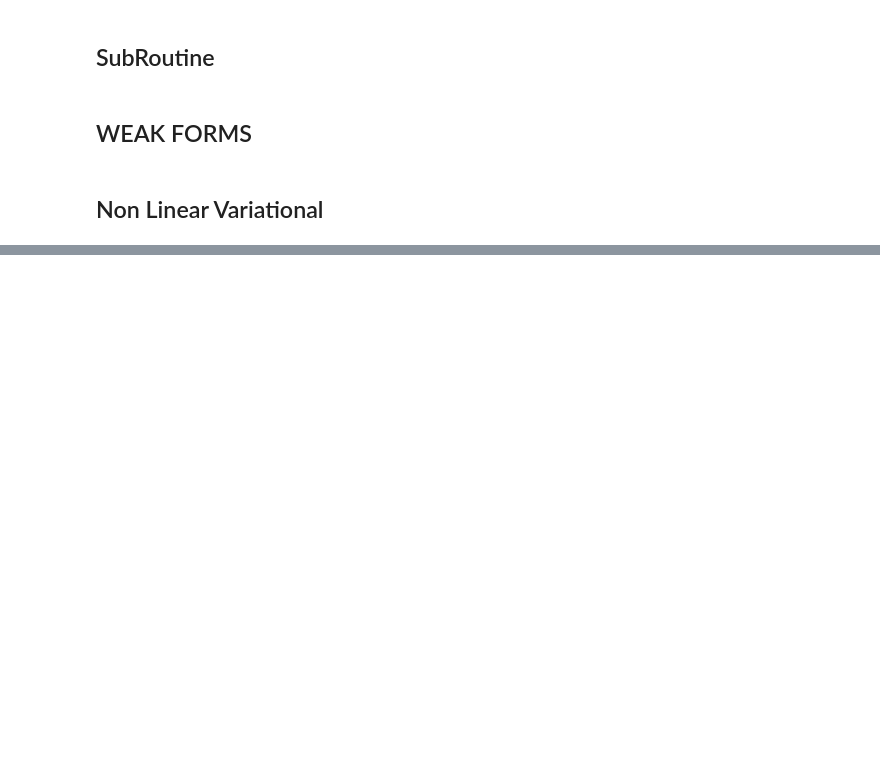
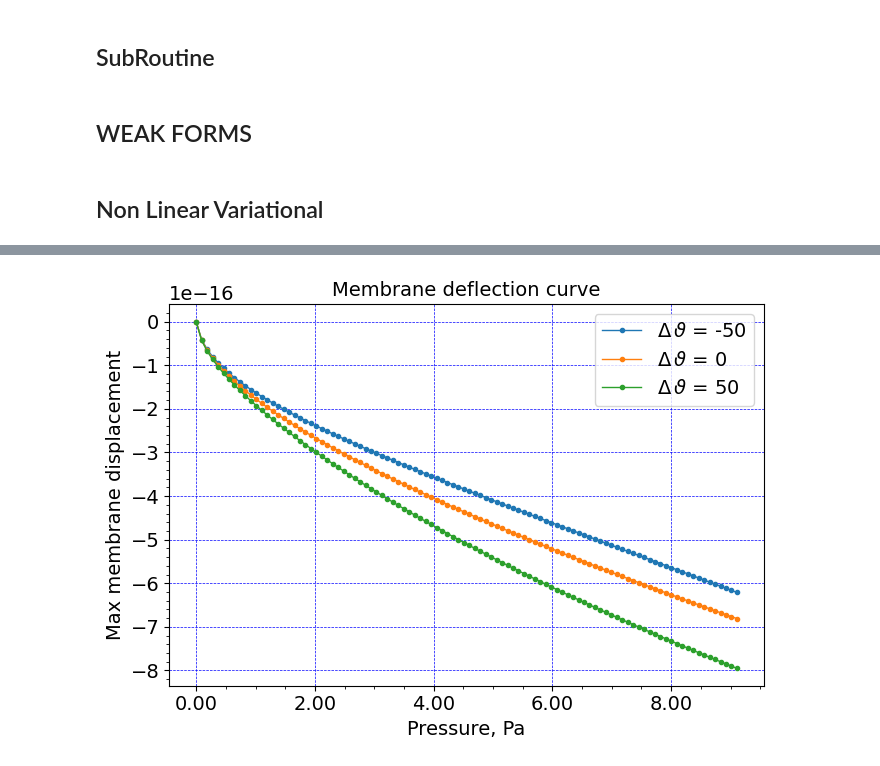
Before and after one commit to jorgenin/2.077-FEniCSx-ThermoElasticity, a Jupyter notebook: TE6_solar_sail_v2_plotting.ipynb, the cells around one changed output, grey strips where cells are left out. Saved outputs shown, nothing was run; the diff lists cells and outputs as text; code cells hidden in the pictures; blank space fills up the shorter version.

```diff
--- a/TE6_solar_sail_v2_plotting.ipynb
+++ b/TE6_solar_sail_v2_plotting.ipynb
@@ -295,20 +295,21 @@ def InterpAndSave(t,file):
     Mises_Vis.interpolate(Mises_expr)
     MCdot_Vis.interpolate(MCdotExpr)
 
-    file.write_function(u_r,t)
-    file.write_function(p_r,t)
-    file.write_function(theta_r,t)
-    file.write_function(delta_theta_vis,t)
-    file.write_function(J_vis,t)
-    file.write_function(P11,t)
-    file.write_function(P22,t)
-    file.write_function(P33,t)
-    file.write_function(lambdaBar_Vis,t)
-    file.write_function(Mises_Vis,t)
-    file.write_function(MCdot_Vis,t)
+    if file is not None:
+        file.write_function(u_r,t)
+        file.write_function(p_r,t)
+        file.write_function(theta_r,t)
+        file.write_function(delta_theta_vis,t)
+        file.write_function(J_vis,t)
+        file.write_function(P11,t)
+        file.write_function(P22,t)
+        file.write_function(P33,t)
+        file.write_function(lambdaBar_Vis,t)
+        file.write_function(Mises_Vis,t)
+        file.write_function(MCdot_Vis,t)
 
 
-pointForStress = [L0,L0,0]
+pointForStress = [L0,0,0]
 bb_tree = dolfinx.geometry.bb_tree(domain,domain.topology.dim)
 cell_candidates = dolfinx.geometry.compute_collisions_points(bb_tree, pointForStress)
 colliding_cells = dolfinx.geometry.compute_colliding_cells(domain, cell_candidates, pointForStress)
@@ -353,11 +354,11 @@ temp_out[0] = relations.theta0# initial temp
 import os
 for delta_theta in [-50, 0, 50]:
 
-    if os.path.exists(name+".xdmf"):
-        os.remove(name+".xdmf")
-        os.remove(name+".h5")
-    xdmf = XDMFFile(domain.comm, name+".xdmf", "w")
-    xdmf.write_mesh(domain)
+    #if os.path.exists(name+".xdmf"):
+    #    os.remove(name+".xdmf")
+    #    os.remove(name+".h5")
+    ##xdmf = XDMFFile(domain.comm, name+".xdmf", "w")
+    #xdmf.write_mesh(domain)
 
     #reinitialize
     w.sub(0).x.array[:] = 0
@@ -367,7 +368,7 @@ for delta_theta in [-50, 0, 50]:
     w.sub(2).interpolate(lambda x: np.full((x.shape[1],),  relations.theta0))
     w_old.sub(2).interpolate(lambda x: np.full((x.shape[1],),  relations.theta0))
 
-    InterpAndSave(t,xdmf)
+    InterpAndSave(t,None)
 
 
     print("------------------------------------")
@@ -407,7 +408,7 @@ for delta_theta in [-50, 0, 50]:
 
 
         #SAVING RESULT
-        InterpAndSave(t,xdmf)
+        InterpAndSave(t,None)
 
         # Store  displacement at a particular point  at this time
         disp_out[ii] =  w.sub(0).sub(2).eval(pointForStress,colliding_cells[0])[0]
@@ -433,7 +434,7 @@ for delta_theta in [-50, 0, 50]:
     print("------------------------------------------")
     print("Elapsed real time:  {}".format(elapseTime))
     print("------------------------------------------")
-    xdmf.close()
+
 
     # Set up font size, initialize colors array
     font = {'size'   : 14}
@@ -493,0 +495 @@ Iterations: 4
+[figure, added]
```
Also changed, not shown: parts of 3 cells of this notebook, 4 other files.
